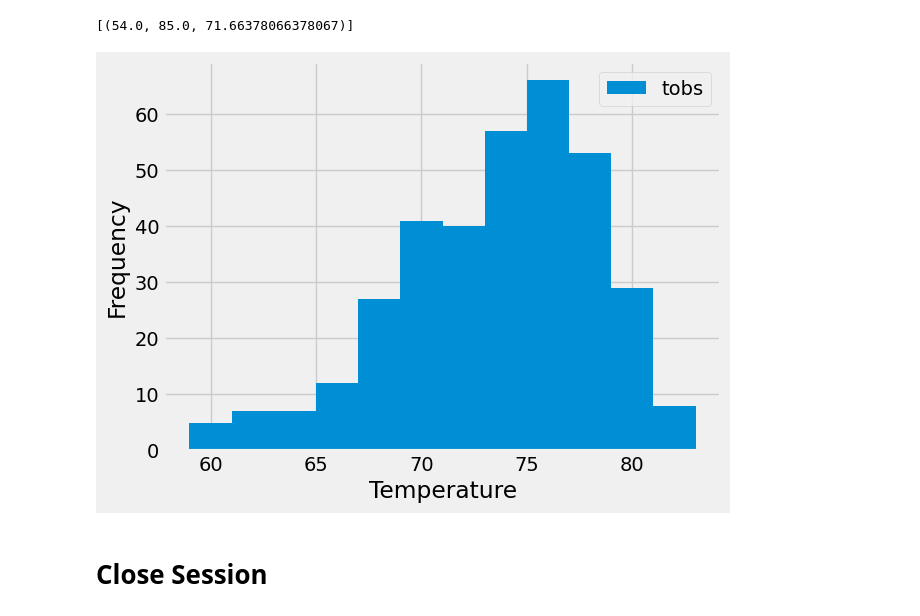
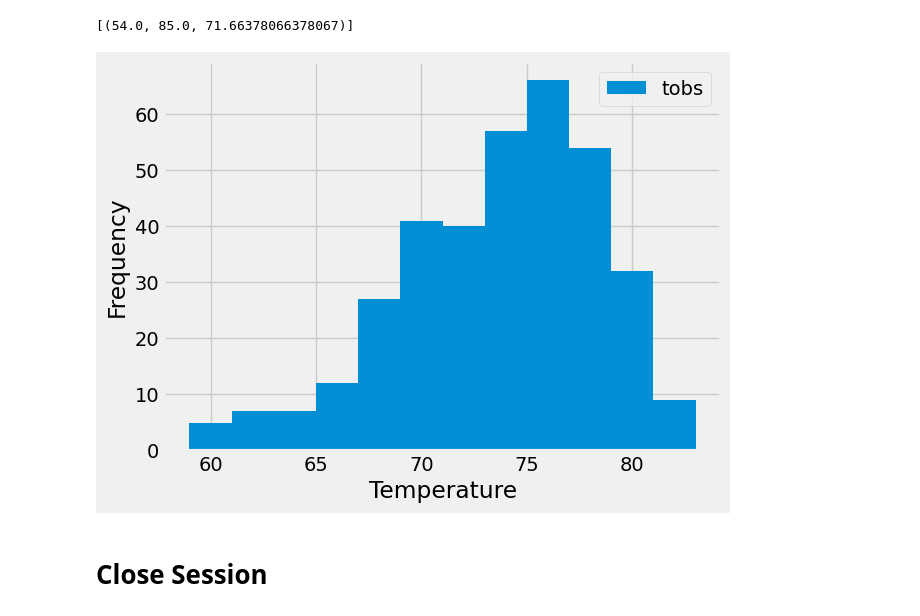
Before and after one commit to cassidyschul/sqlalchemy-challenge, a Jupyter notebook: SurfsUp/climate_script.ipynb, the cells around one changed output. Saved outputs shown, nothing was run; the diff lists cells and outputs as text; code cells hidden in the pictures.

```diff
--- a/SurfsUp/climate_script.ipynb
+++ b/SurfsUp/climate_script.ipynb
@@ -122,25 +121,26 @@ session.query(func.min(measurement.tobs), func.max(measurement.tobs), func.avg(m
 # %%
 # Using the most active station id
 # Query the last 12 months of temperature observation data for this station and plot the results as a histogram
-most_recent_date = (session.query(measurement.date).order_by(measurement.date.desc()).first()[0])
-year_ago = dt.datetime.strptime(most_recent_date, '%Y-%m-%d') - dt.timedelta(days=366)
+most_recent_date = (session.query(measurement.date).filter(measurement.station == "USC00519281").\
+                    order_by(measurement.date.desc()).first()[0])
+year_ago = dt.datetime.strptime(most_recent_date, '%Y-%m-%d') - dt.timedelta(days=365.2425)
 
 temperature_data = session.query(measurement.tobs)\
 .filter(measurement.date >= year_ago).filter(measurement.station == "USC00519281").all()
 
 
 # Save the query results as a Pandas DataFrame. Explicitly set the column names
 temperature_df = pd.DataFrame(temperature_data, columns=['temperature'])
 
 
 plt.hist(temperature_df['temperature'], bins = 12)
 plt.xlabel('Temperature')
 plt.ylabel('Frequency')
 plt.legend(['tobs'])
 plt.savefig("../Figures/Twelve_Month_Temp_Data_Most_Active_Station.png", bbox_inches='tight')
 plt.show()
 # %% [output]
-[figure, old version]
+[figure, new version]
 # %% [markdown]
 # Close Session
 # %%
```
Also changed, not shown: parts of 1 cell of this notebook, 1 other file.
